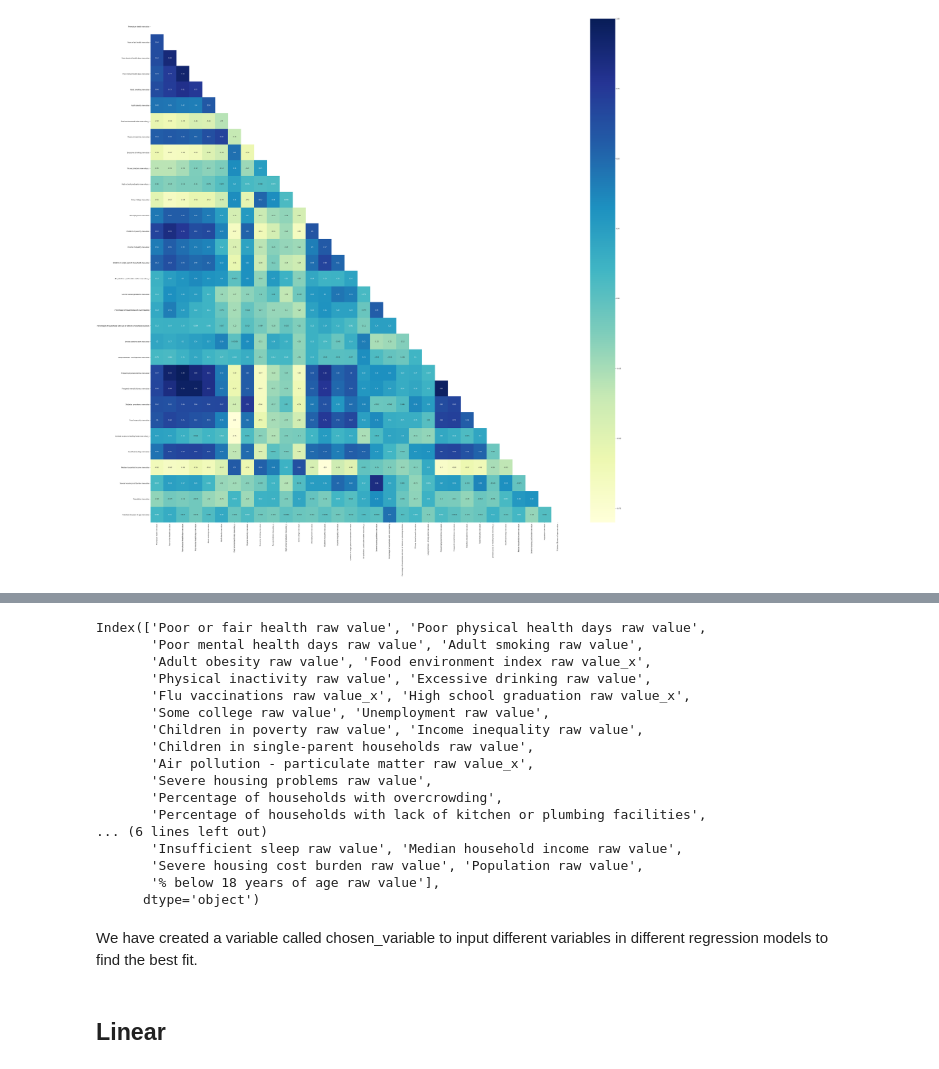
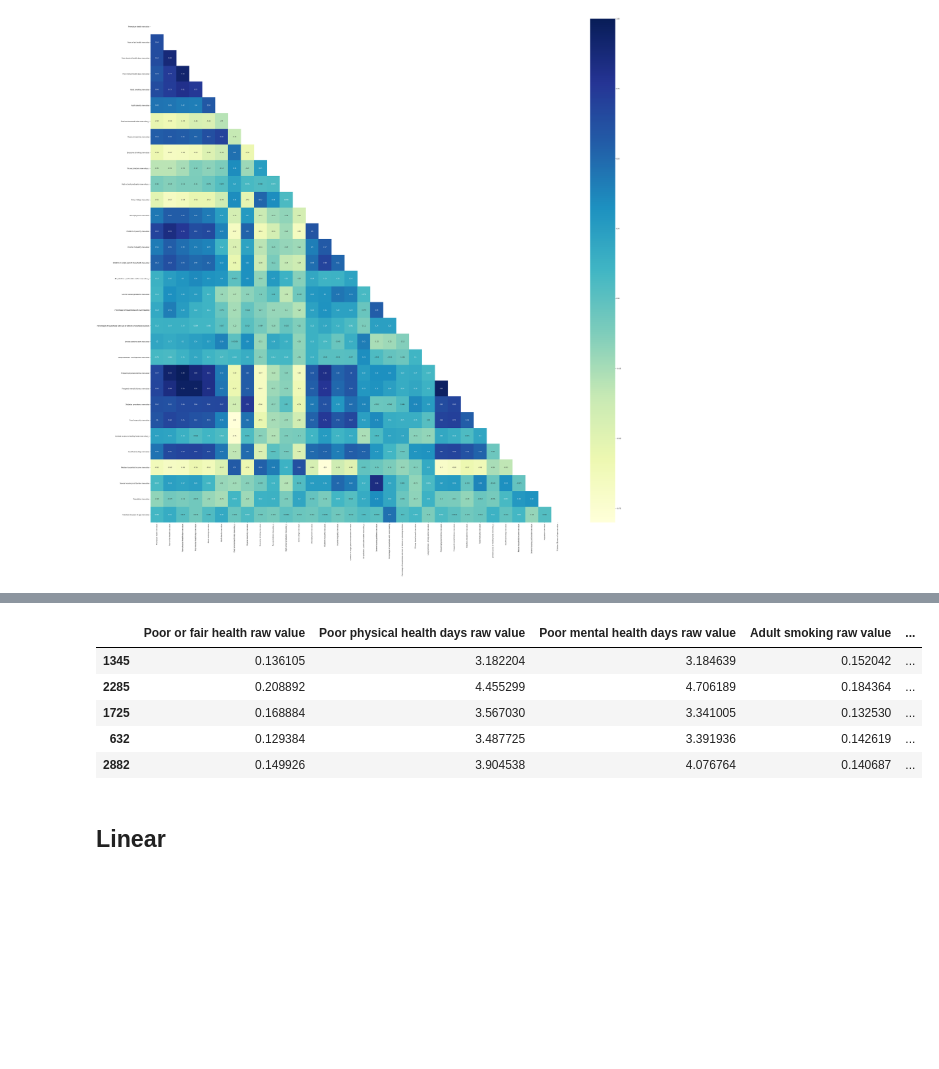
Before and after one commit to awesomeahi95/LaVie-Insurance, a Jupyter notebook: index.ipynb, the cells around one changed output, grey strips where cells are left out. Drawn from its saved outputs; the diff is of its cells as text; code cells hidden in the pictures; blank space fills up the shorter version.

```diff
--- a/index.ipynb
+++ b/index.ipynb
@@ -435,4 +443,4 @@ plt.show()
 # %%
 y = df_clean5['Premature death raw value']
 X = df_clean5.iloc[:,6:37]
-X_train, X_test, y_train, y_test = train_test_split(X, y, random_state=42, train_size=0.75)
+X_train, X_test, y_train, y_test = train_test_split(X, y, random_state=42, train_size=0.67)
@@ -445,22 +446,0 @@ X_train_s = pd.DataFrame(X_train_s, columns = X_train.columns)
-# %%
-X_train_s.columns
-# %% [output]
-Index(['Poor or fair health raw value', 'Poor physical health days raw value',
-       'Poor mental health days raw value', 'Adult smoking raw value',
-       'Adult obesity raw value', 'Food environment index raw value_x',
-       'Physical inactivity raw value', 'Excessive drinking raw value',
-       'Flu vaccinations raw value_x', 'High school graduation raw value_x',
-       'Some college raw value', 'Unemployment raw value',
-       'Children in poverty raw value', 'Income inequality raw value',
-       'Children in single-parent households raw value',
-       'Air pollution - particulate matter raw value_x',
-       'Severe housing problems raw value',
-       'Percentage of households with overcrowding',
-       'Percentage of households with lack of kitchen or plumbing facilities',
-... (6 lines left out)
-       'Insufficient sleep raw value', 'Median household income raw value',
-       'Severe housing cost burden raw value', 'Population raw value',
-       '% below 18 years of age raw value'],
-      dtype='object')
-# %% [markdown]
-We have created a variable called chosen_variable to input different variables in different regression models to find the best fit.
@@ -469,3 +447,12 @@ chosen_variable = "Median household income raw value"
+# %%
+X_train.head()
+# %% [output]
+|  | Poor or fair health raw value | Poor physical health days raw value | Poor mental health days raw value | Adult smoking raw value | ... |
+| 1345 | 0.136105 | 3.182204 | 3.184639 | 0.152042 | ... |
+| 2285 | 0.208892 | 4.455299 | 4.706189 | 0.184364 | ... |
+| 1725 | 0.168884 | 3.567030 | 3.341005 | 0.132530 | ... |
+| 632 | 0.129384 | 3.487725 | 3.391936 | 0.142619 | ... |
+| 2882 | 0.149926 | 3.904538 | 4.076764 | 0.140687 | ... |
 # %% [markdown]
 ## Linear
 # %%
```
Also changed, not shown: parts of 57 cells of this notebook.
